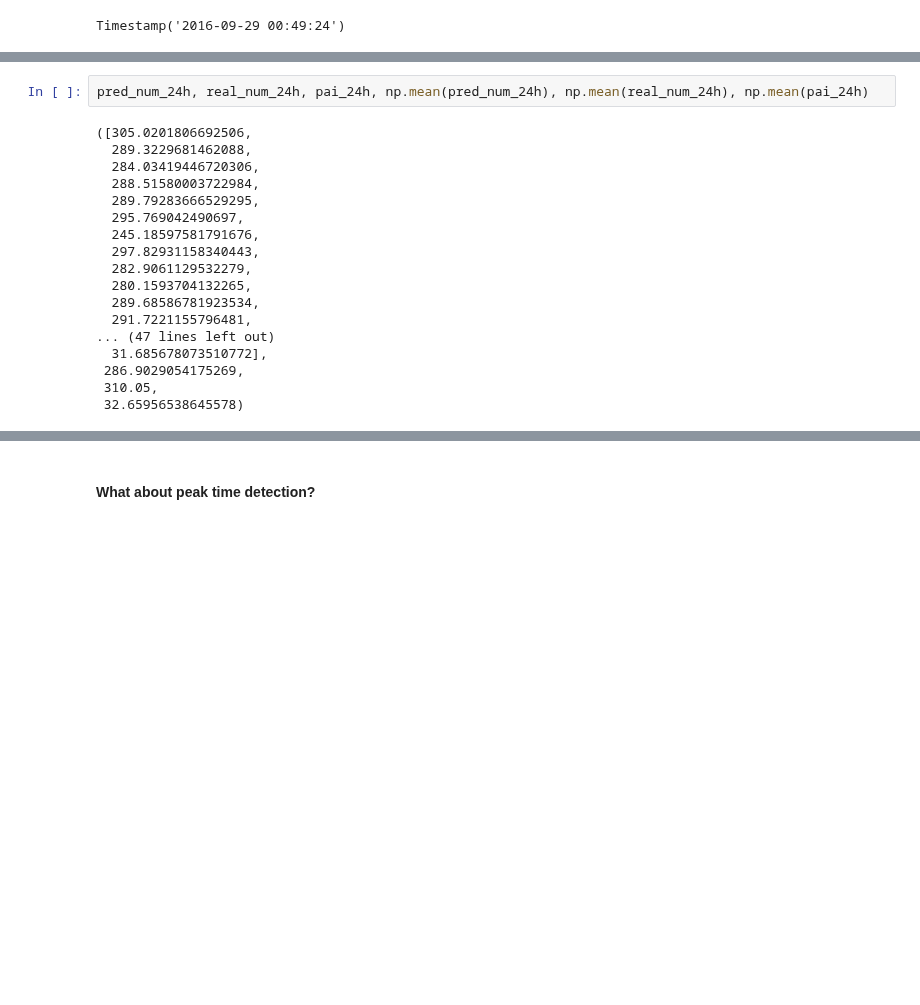
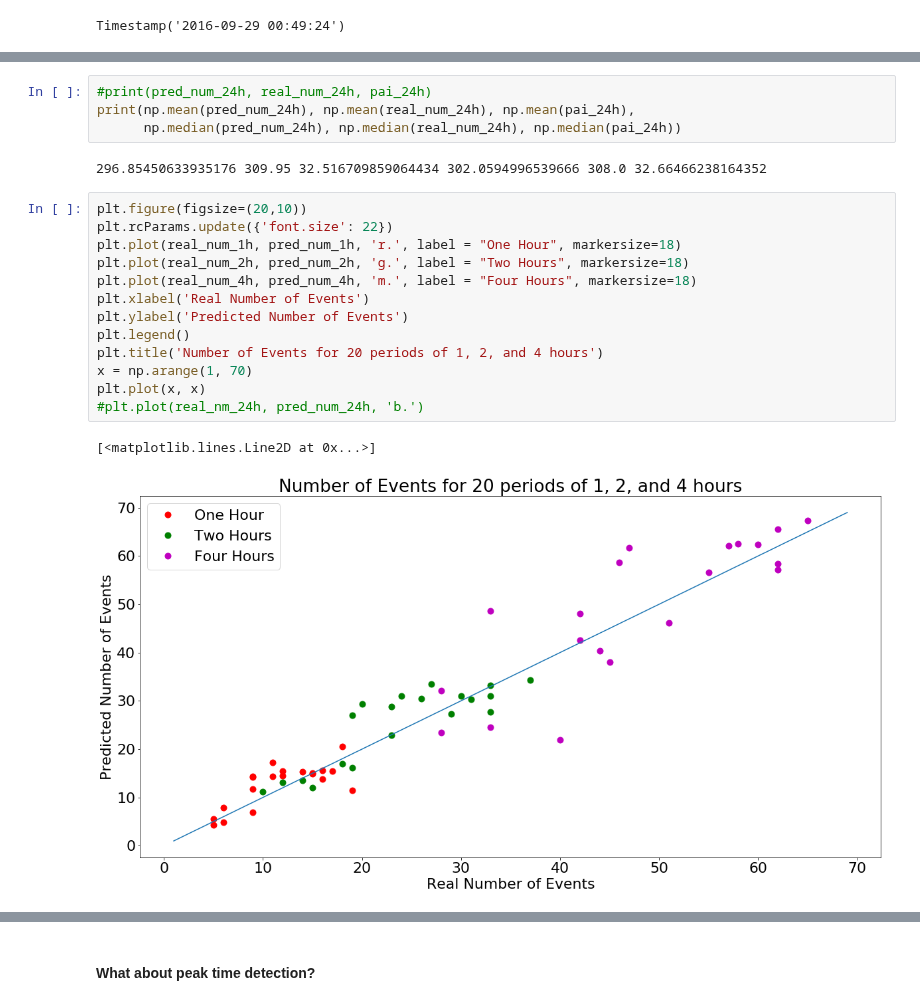
Before and after one commit to rjhosler/IUPUI-REU, a Jupyter notebook: Point Process Training w Class.ipynb, the cells around one changed output, grey strips where cells are left out. Saved outputs shown, nothing was run; the diff lists cells and outputs as text; blank space fills up the shorter version.

```diff
--- a/Point Process Training w Class.ipynb
+++ b/Point Process Training w Class.ipynb
@@ -472,20 +432,22 @@ Grid: (64, 64), Model: 0.19676899827457114, Real: 2.0
 # %%
-pred_num_24h, real_num_24h, pai_24h, np.mean(pred_num_24h), np.mean(real_num_24h), np.mean(pai_24h)
+#print(pred_num_24h, real_num_24h, pai_24h)
+print(np.mean(pred_num_24h), np.mean(real_num_24h), np.mean(pai_24h),
+      np.median(pred_num_24h), np.median(real_num_24h), np.median(pai_24h))
 # %% [output]
-([305.0201806692506,
-  289.3229681462088,
-  284.03419446720306,
-  288.51580003722984,
-  289.79283666529295,
-  295.769042490697,
-  245.18597581791676,
-  297.82931158340443,
-  282.9061129532279,
-  280.1593704132265,
-  289.68586781923534,
-  291.7221155796481,
-... (47 lines left out)
-  31.685678073510772],
- 286.9029054175269,
- 310.05,
- 32.65956538645578)
+296.85450633935176 309.95 32.516709859064434 302.0594996539666 308.0 32.66466238164352
+# %%
+plt.figure(figsize=(20,10))
+plt.rcParams.update({'font.size': 22})
+plt.plot(real_num_1h, pred_num_1h, 'r.', label = "One Hour", markersize=18)
+plt.plot(real_num_2h, pred_num_2h, 'g.', label = "Two Hours", markersize=18)
+plt.plot(real_num_4h, pred_num_4h, 'm.', label = "Four Hours", markersize=18)
+plt.xlabel('Real Number of Events')
+plt.ylabel('Predicted Number of Events')
+plt.legend()
+plt.title('Number of Events for 20 periods of 1, 2, and 4 hours')
+x = np.arange(1, 70)
+plt.plot(x, x)
+#plt.plot(real_nm_24h, pred_num_24h, 'b.')
+# %% [output]
+[<matplotlib.lines.Line2D at 0x...>]
+[figure, added]
```
Also changed, not shown: parts of 12 cells of this notebook.
